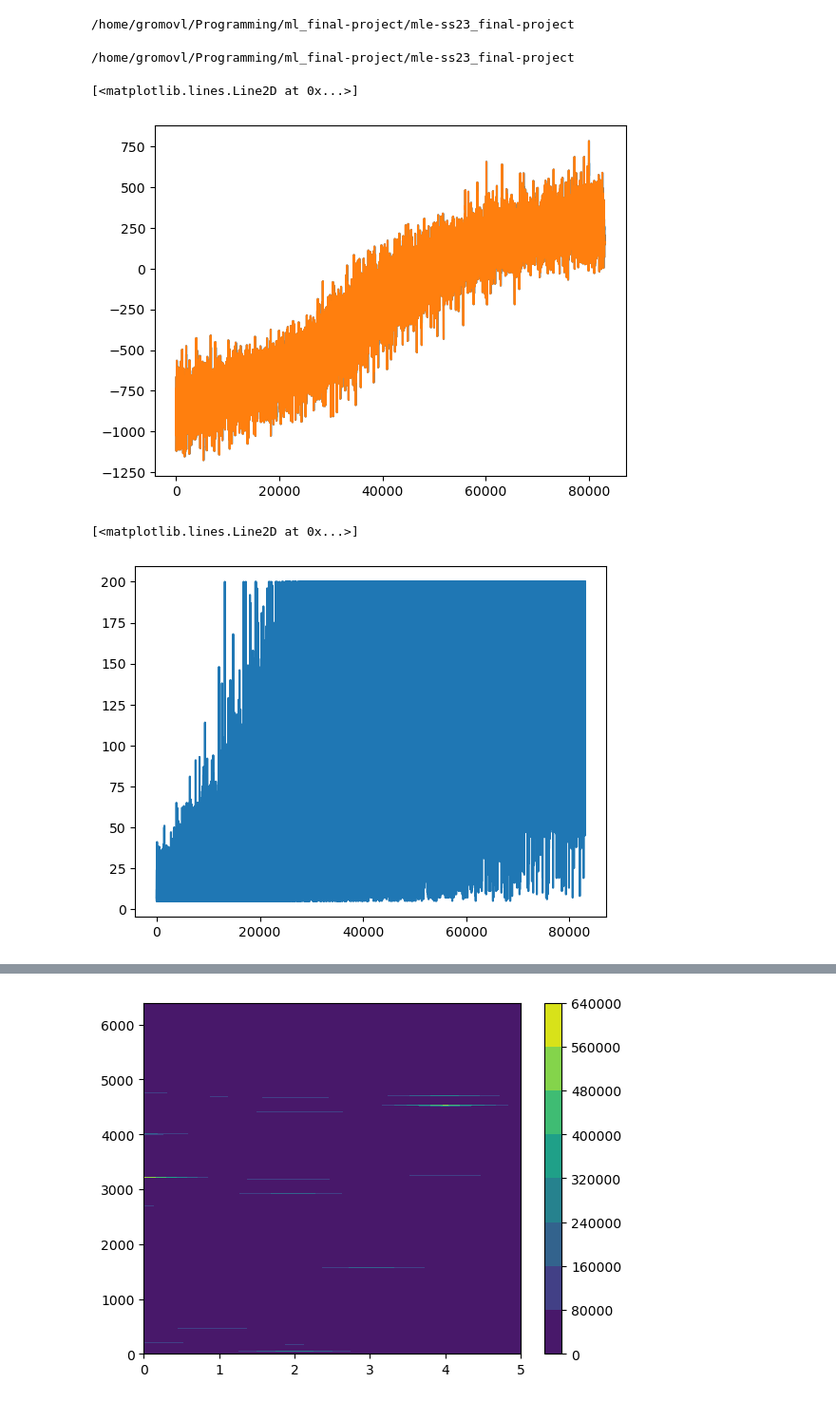
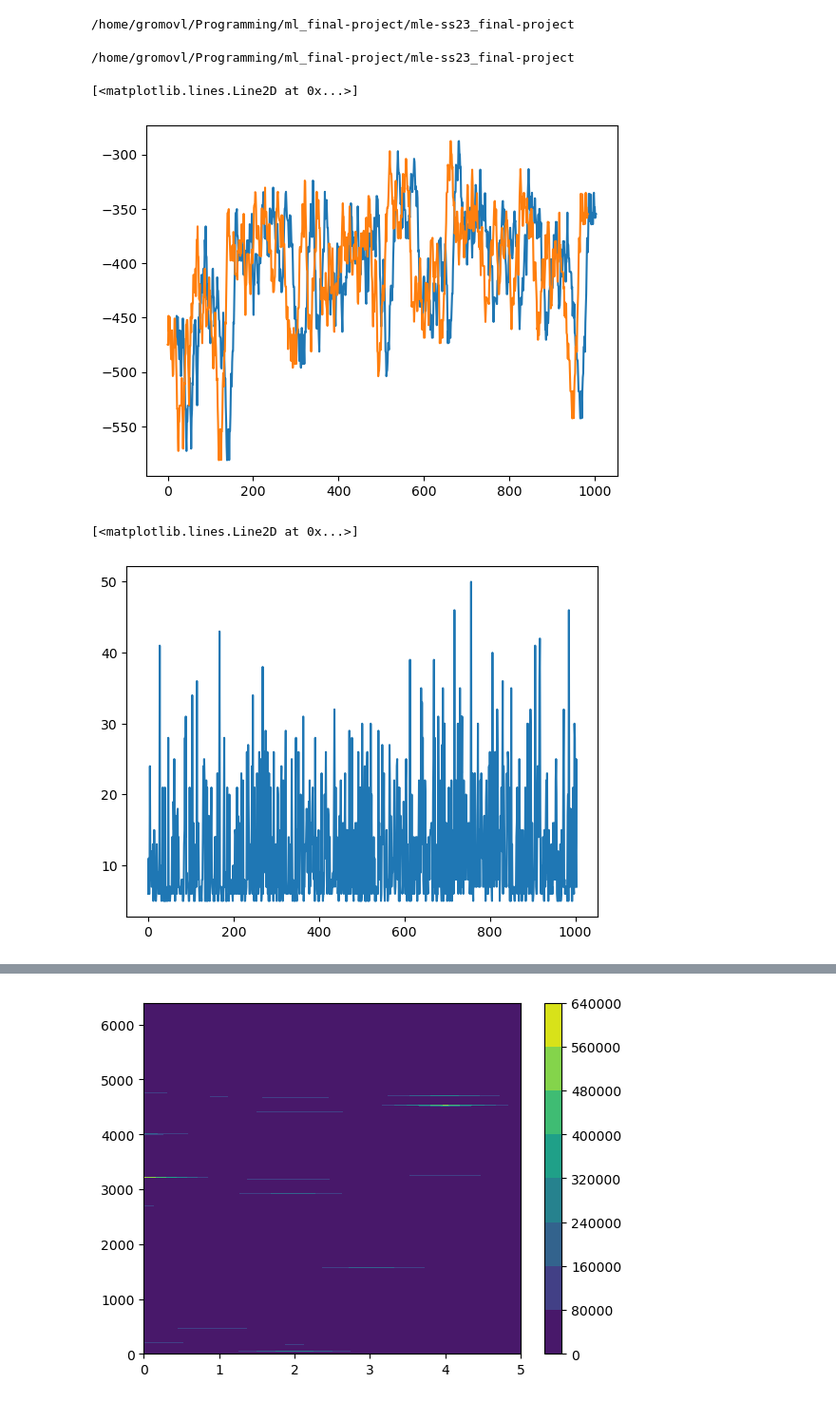
Before and after one commit to Schlevidon/mle-ss23_final-project, a Jupyter notebook: agent_code/qtable_agent/stats.ipynb, the cells around one changed output, grey strips where cells are left out. Shown at 95% size. Cells and saved outputs as stored; diff of their text form; code cells hidden in the pictures.

Commit message:
Add SARSA agent

```diff
--- a/agent_code/qtable_agent/stats.ipynb
+++ b/agent_code/qtable_agent/stats.ipynb
@@ -5,36 +5,36 @@
 # %%
 import os
 import pickle
 
 import pandas as pd
 import numpy as np
 
 from matplotlib import pyplot as plt
 print(os.getcwd())
 from helper import Stats
 
-stat_dir = "agent_code/qtable_agent/stats/2023-09-14_20-48-12-446821.pkl"
+stat_dir = "agent_code/qtable_agent/stats/2023-09-15_16-04-16-118001.pkl"
 
 with open(stat_dir, "rb") as file:
     stats = pickle.load(file)
 
 round_rewards = pd.DataFrame(stats.round_reward_history)
 round_means = round_rewards.rolling(min_periods=None, window=20).mean()
 
 plt.plot(round_means)
 conv = np.convolve(round_rewards.to_numpy().squeeze(), np.ones(20)/20, mode='valid')
 
 plt.plot(conv)
 # %% [output]
 /home/gromovl/Programming/ml_final-project/mle-ss23_final-project
 [<matplotlib.lines.Line2D at 0x...>]
-[figure, old version]
+[figure, new version]
 # %%
 round_length = stats.round_length_history
 plt.plot(round_length)
 # %% [output]
 [<matplotlib.lines.Line2D at 0x...>]
-[figure, old version]
+[figure, new version]
 # %%
 round_scores = stats.round_score_history
 plt.plot(round_scores)
```
Also changed, not shown: parts of 2 cells of this notebook, 11 other files.
